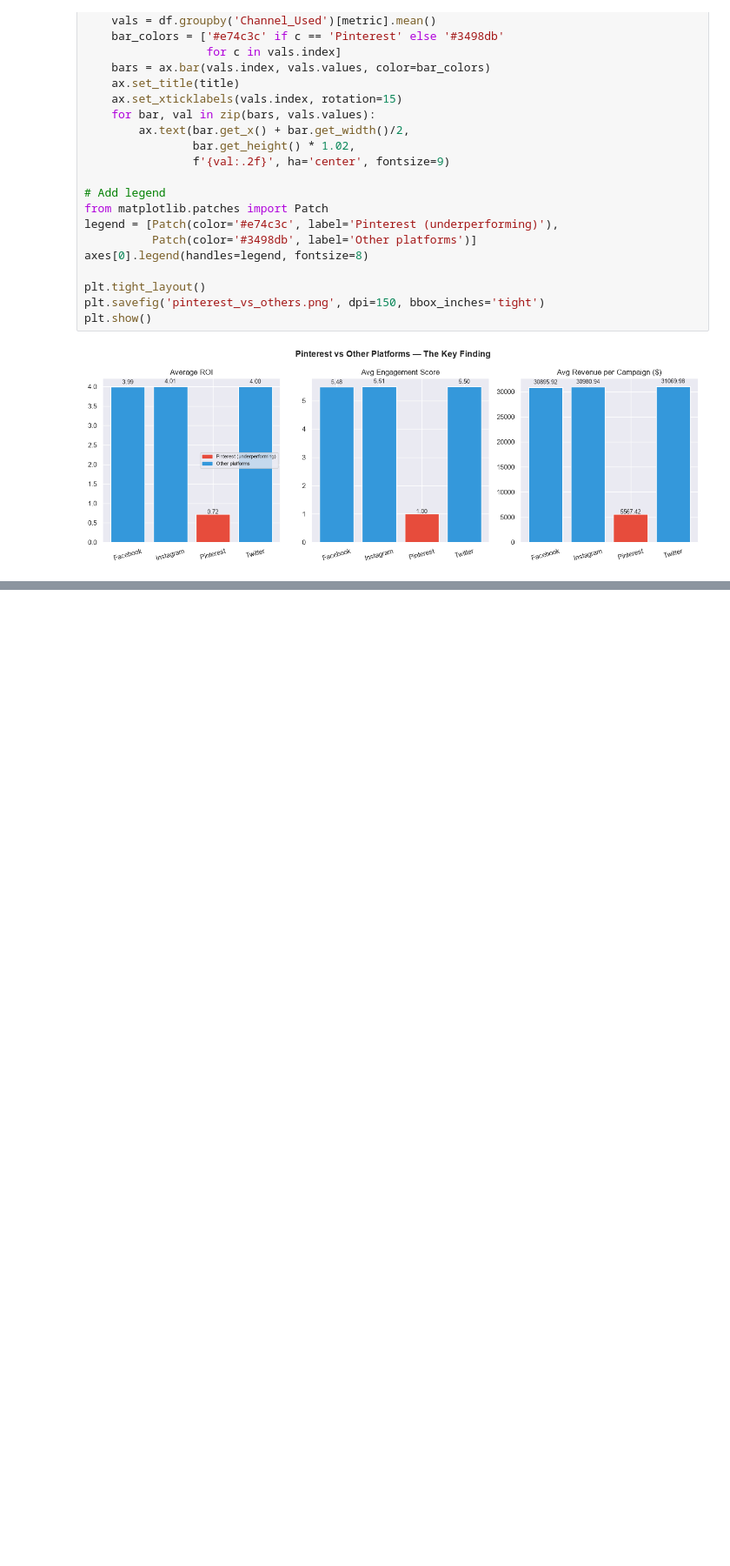
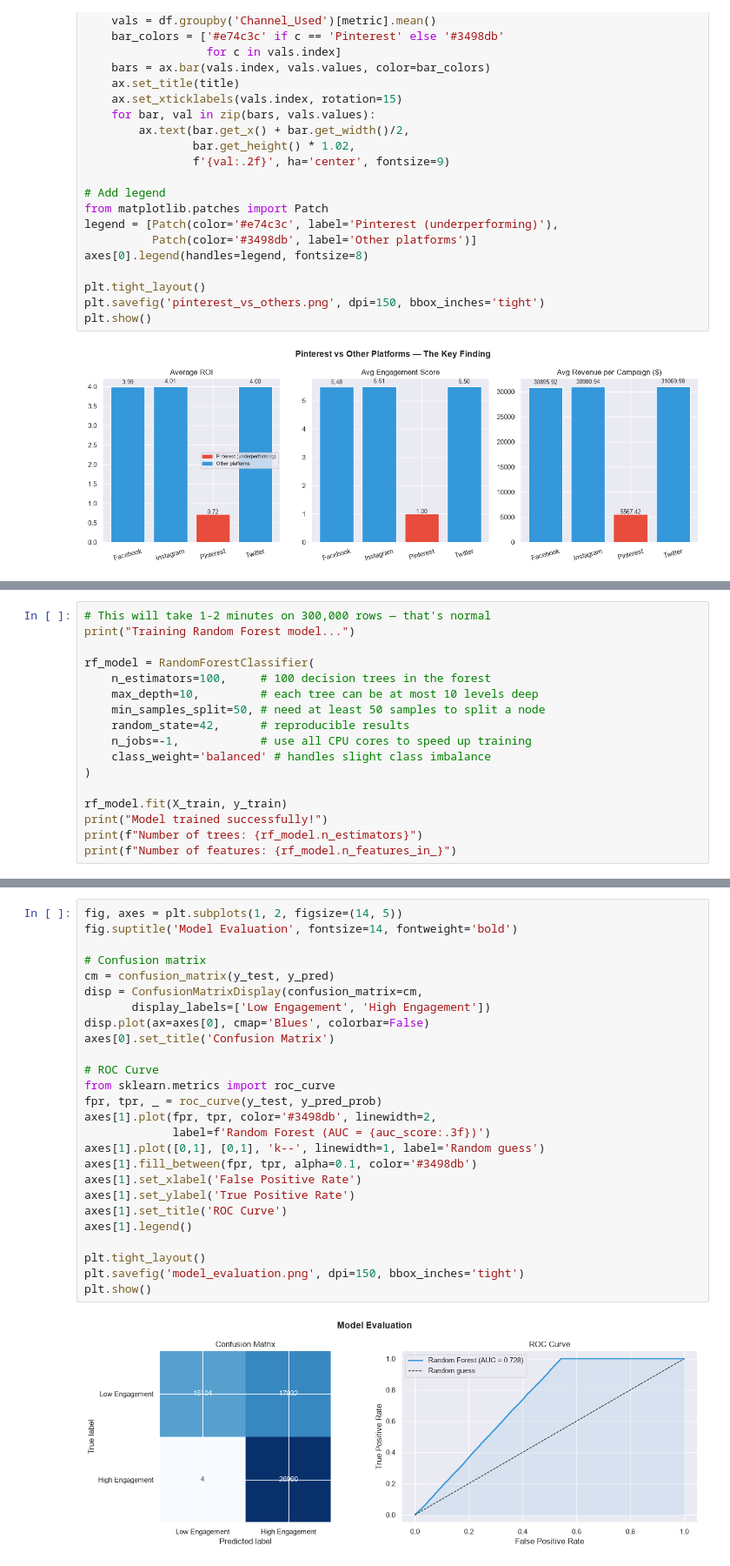
Before and after one commit to sanda0620/social-media-analytics, a Jupyter notebook: social_media_analysis.ipynb, the cells around one changed output, grey strips where cells are left out. Shown at 87% size. Saved outputs shown, nothing was run; the diff lists cells and outputs as text; blank space fills up the shorter version.

Commit message:
feat: Random Forest model with 72.8% AUC and campaign engagement predictor

```diff
--- a/social_media_analysis.ipynb
+++ b/social_media_analysis.ipynb
@@ -478,0 +566,17 @@ plt.show()
+# %%
+# This will take 1-2 minutes on 300,000 rows — that's normal
+print("Training Random Forest model...")
+
+rf_model = RandomForestClassifier(
+    n_estimators=100,     # 100 decision trees in the forest
+    max_depth=10,         # each tree can be at most 10 levels deep
+    min_samples_split=50, # need at least 50 samples to split a node
+    random_state=42,      # reproducible results
+    n_jobs=-1,            # use all CPU cores to speed up training
+    class_weight='balanced' # handles slight class imbalance
+)
+
+rf_model.fit(X_train, y_train)
+print("Model trained successfully!")
+print(f"Number of trees: {rf_model.n_estimators}")
+print(f"Number of features: {rf_model.n_features_in_}")
@@ -478,0 +635,28 @@ plt.show()
+# %%
+fig, axes = plt.subplots(1, 2, figsize=(14, 5))
+fig.suptitle('Model Evaluation', fontsize=14, fontweight='bold')
+
+# Confusion matrix
+cm = confusion_matrix(y_test, y_pred)
+disp = ConfusionMatrixDisplay(confusion_matrix=cm,
+       display_labels=['Low Engagement', 'High Engagement'])
+disp.plot(ax=axes[0], cmap='Blues', colorbar=False)
+axes[0].set_title('Confusion Matrix')
+
+# ROC Curve
+from sklearn.metrics import roc_curve
+fpr, tpr, _ = roc_curve(y_test, y_pred_prob)
+axes[1].plot(fpr, tpr, color='#3498db', linewidth=2,
+             label=f'Random Forest (AUC = {auc_score:.3f})')
+axes[1].plot([0,1], [0,1], 'k--', linewidth=1, label='Random guess')
+axes[1].fill_between(fpr, tpr, alpha=0.1, color='#3498db')
+axes[1].set_xlabel('False Positive Rate')
+axes[1].set_ylabel('True Positive Rate')
+axes[1].set_title('ROC Curve')
+axes[1].legend()
+
+plt.tight_layout()
+plt.savefig('model_evaluation.png', dpi=150, bbox_inches='tight')
+plt.show()
+# %% [output]
+[figure, added]
```
Also changed, not shown: parts of 9 cells of this notebook, 2 other files.
